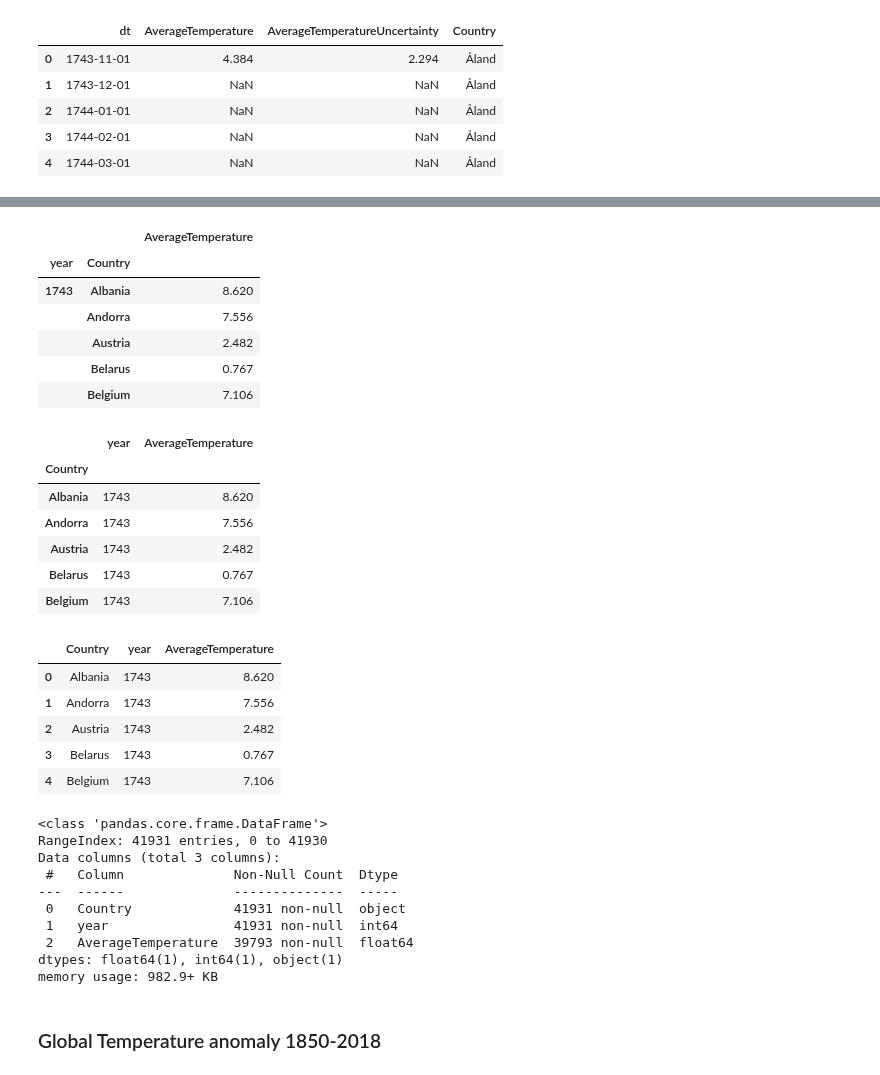
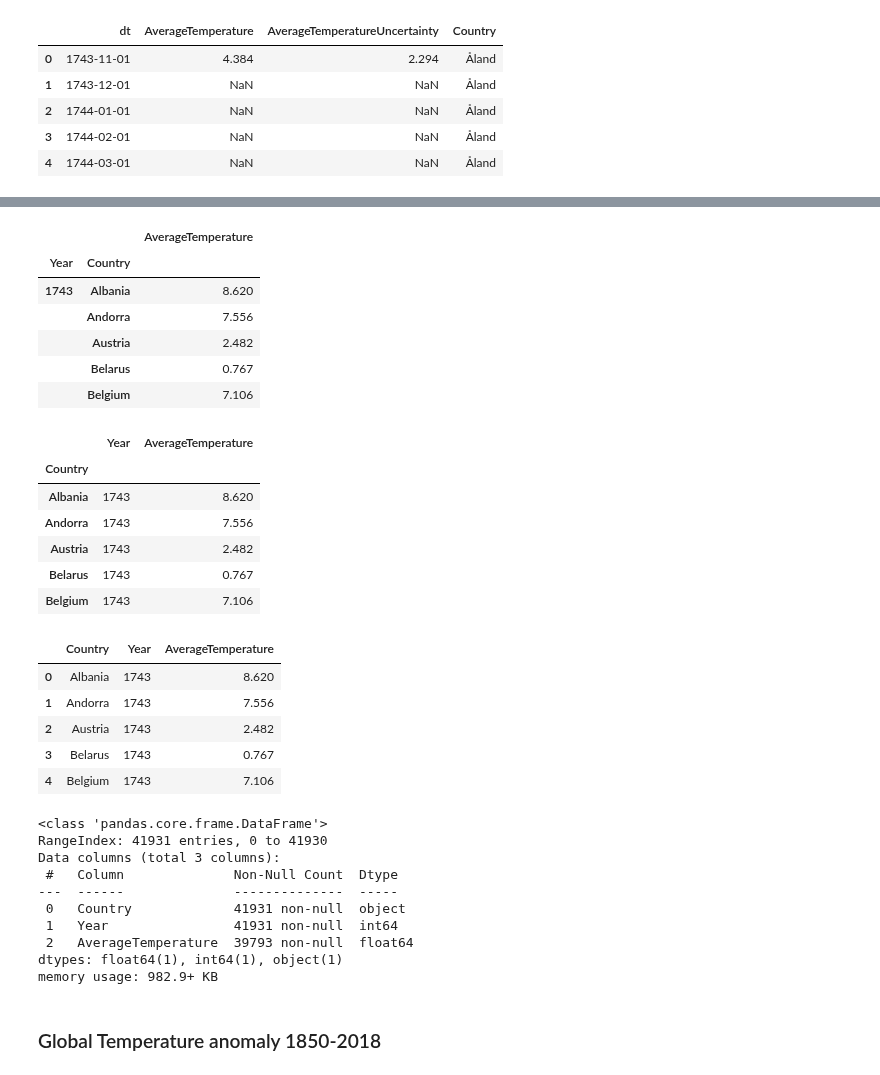
Before and after one commit to ta-data-bcn/Project-Week-8-Final-Project, a Jupyter notebook: your-project/Final Dataset notebook.ipynb, the cells around one changed output, grey strips where cells are left out. Drawn from its saved outputs; the diff is of its cells as text; code cells hidden in the pictures.

```diff
--- a/your-project/Final Dataset notebook.ipynb
+++ b/your-project/Final Dataset notebook.ipynb
@@ -305,11 +303,11 @@ non_wanted = ['Åland','Africa','Asia','Baker Island','Denmark','Federated State
 for region in non_wanted:
     temperature = temperature[temperature.Country != region]
 # %%
-annual_temp = temperature[['year', 'Country','AverageTemperature']].groupby(['year','Country']).agg({'AverageTemperature':'mean'})
+annual_temp = temperature[['Year', 'Country','AverageTemperature']].groupby(['Year','Country']).agg({'AverageTemperature':'mean'})
 annual_temp.head()
 # %% [output]
 |  |  | AverageTemperature |
-| year | Country |  |
+| Year | Country |  |
 | 1743 | Albania | 8.620 |
 |  | Andorra | 7.556 |
 |  | Austria | 2.482 |
@@ -320,7 +319,7 @@ annual_temp.reset_index(level=0, inplace=True)
 # %%
 annual_temp.head()
 # %% [output]
-|  | year | AverageTemperature |
+|  | Year | AverageTemperature |
 | Country |  |  |
 | Albania | 1743 | 8.620 |
 | Andorra | 1743 | 7.556 |
@@ -332,7 +331,7 @@ annual_temp.reset_index(level=0, inplace=True)
 # %%
 annual_temp.head()
 # %% [output]
-|  | Country | year | AverageTemperature |
+|  | Country | Year | AverageTemperature |
 | 0 | Albania | 1743 | 8.620 |
 | 1 | Andorra | 1743 | 7.556 |
 | 2 | Austria | 1743 | 2.482 |
@@ -347,7 +346,7 @@ Data columns (total 3 columns):
  #   Column              Non-Null Count  Dtype
 ---  ------              --------------  -----
  0   Country             41931 non-null  object
- 1   year                41931 non-null  int64
+ 1   Year                41931 non-null  int64
  2   AverageTemperature  39793 non-null  float64
 dtypes: float64(1), int64(1), object(1)
 memory usage: 982.9+ KB
```
Also changed, not shown: parts of 43 cells of this notebook.
